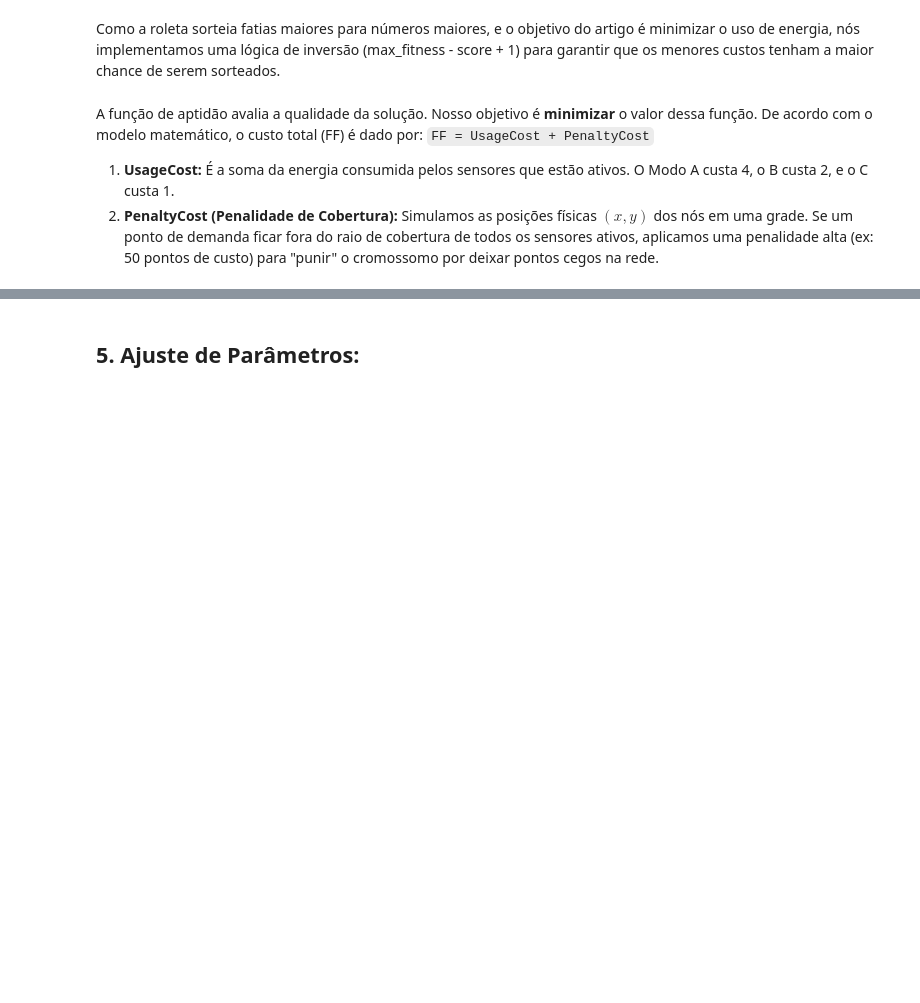
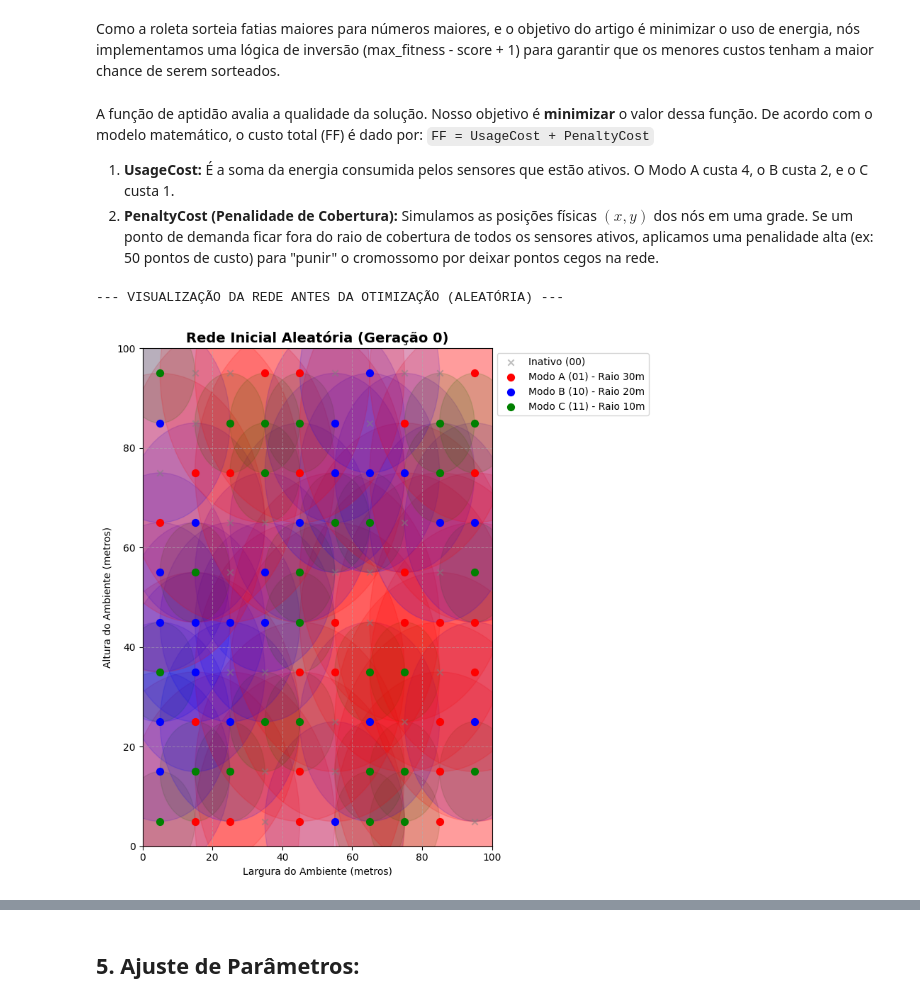
Before and after one commit to Vitoria-Emanuele/otimizacao-wsn-algoritmo-genetico, a Jupyter notebook: avaliacao.ipynb, the cells around one changed output, grey strips where cells are left out. Cells and saved outputs as stored; diff of their text form; code cells hidden in the pictures; blank space fills up the shorter version.

```diff
--- a/avaliacao.ipynb
+++ b/avaliacao.ipynb
@@ -266,6 +280,64 @@ def run_genetic_algorithm():
     final_fitness_scores = [calculate_fitness(ind) for ind in population]
     best_overall_index = final_fitness_scores.index(min(final_fitness_scores))
     return population[best_overall_index], best_fitness_history
+# %%
+def plot_network_coverage(chromosome, title="Disposição da Rede de Sensores"):
+    genes = decode_chromosome(chromosome)
+
+    # Listas para guardar as coordenadas de acordo com o modo
+    xs_a, ys_a, r_a = [], [], COVERAGE_RADIUS['01']
+    xs_b, ys_b, r_b = [], [], COVERAGE_RADIUS['10']
+    xs_c, ys_c, r_c = [], [], COVERAGE_RADIUS['11']
+    xs_off, ys_off = [], []
+
+    fig, ax = plt.subplots(figsize=(8, 8))
+
+    for i, gene in enumerate(genes):
+        x = (i % L) * (AREA_SIZE / L) + (AREA_SIZE / (2 * L))
+        y = (i // L) * (AREA_SIZE / L) + (AREA_SIZE / (2 * L))
+
+        if gene == '00':
+            xs_off.append(x)
+            ys_off.append(y)
+        elif gene == '01':
+            xs_a.append(x)
+            ys_a.append(y)
+            circle = plt.Circle((x, y), r_a, color='red', alpha=0.15, fill=True)
+            ax.add_patch(circle)
+        elif gene == '10':
+            xs_b.append(x)
+            ys_b.append(y)
+            circle = plt.Circle((x, y), r_b, color='blue', alpha=0.15, fill=True)
+            ax.add_patch(circle)
+        elif gene == '11':
+            xs_c.append(x)
+            ys_c.append(y)
+            circle = plt.Circle((x, y), r_c, color='green', alpha=0.15, fill=True)
+            ax.add_patch(circle)
+
+    # Plotar os pontos dos sensores no gráfico
+    ax.scatter(xs_off, ys_off, color='gray', marker='x', label='Inativo (00)', alpha=0.5)
+    if xs_a: ax.scatter(xs_a, ys_a, color='red', marker='o', s=50, label='Modo A (01) - Raio 30m')
+    if xs_b: ax.scatter(xs_b, ys_b, color='blue', marker='o', s=50, label='Modo B (10) - Raio 20m')
+    if xs_c: ax.scatter(xs_c, ys_c, color='green', marker='o', s=50, label='Modo C (11) - Raio 10m')
+
+    ax.set_title(title, fontsize=14, fontweight='bold')
+    ax.set_xlabel("Largura do Ambiente (metros)")
+    ax.set_ylabel("Altura do Ambiente (metros)")
+    ax.set_xlim(0, AREA_SIZE)
+    ax.set_ylim(0, AREA_SIZE)
+    ax.grid(True, linestyle='--', alpha=0.5)
+    ax.legend(loc='upper left', bbox_to_anchor=(1, 1))
+    plt.tight_layout()
+    plt.show()
+
+# Exemplo de uso: Gerando um indivíduo 100% aleatório (Geração 0) para comparar
+cromossomo_aleatorio = create_individual(CHROMOSOME_LENGTH)
+print("--- VISUALIZAÇÃO DA REDE ANTES DA OTIMIZAÇÃO (ALEATÓRIA) ---")
+plot_network_coverage(cromossomo_aleatorio, title="Rede Inicial Aleatória (Geração 0)")
+# %% [output]
+--- VISUALIZAÇÃO DA REDE ANTES DA OTIMIZAÇÃO (ALEATÓRIA) ---
+[figure, added]
 # %%
 print("Iniciando a evolução do Algoritmo Genético...\n")
 best_chromosome, history = run_genetic_algorithm()
```
Also changed, not shown: parts of 5 cells of this notebook.
